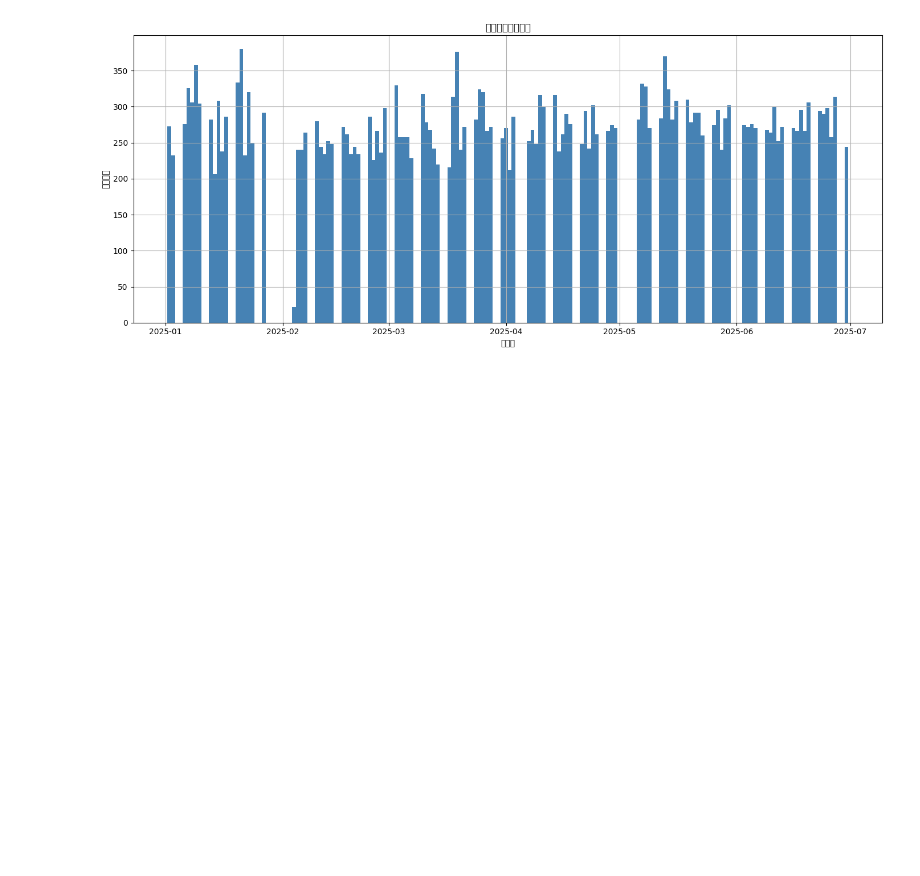
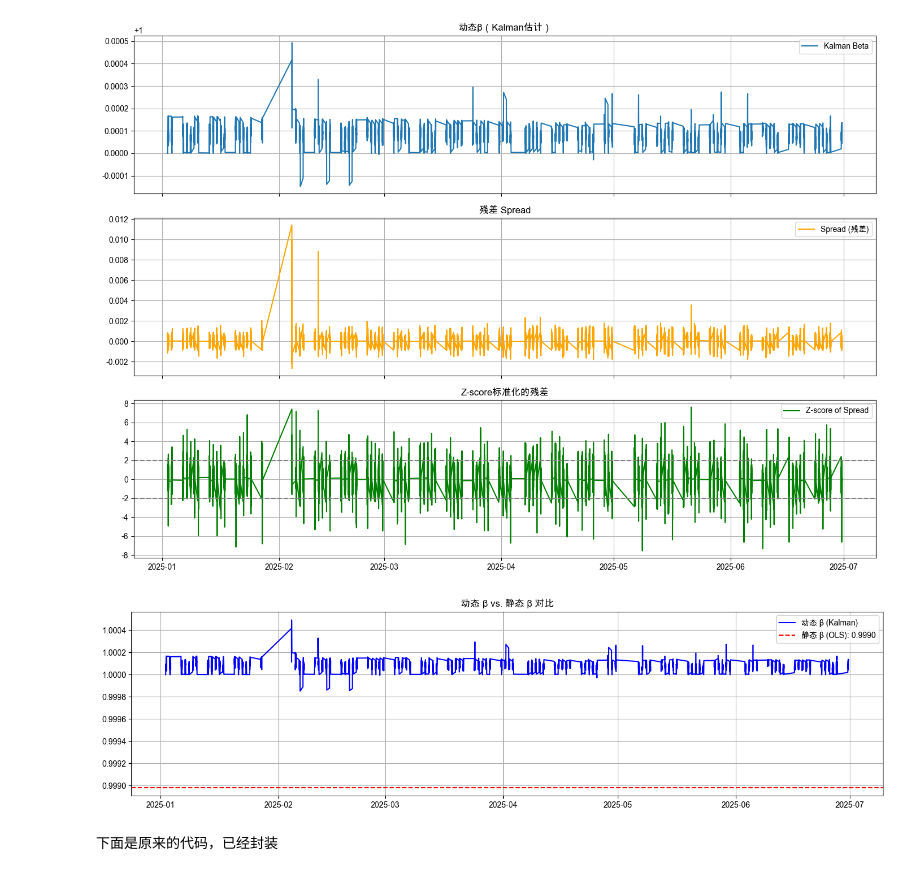
Before and after one commit to Lawrence-047/gold_pairs-trading, a Jupyter notebook: 黄金etf_Kalman.ipynb, the cells around one changed output. Saved outputs shown, nothing was run; the diff lists cells and outputs as text; code cells hidden in the pictures; blank space fills up the shorter version.

```diff
--- a/黄金etf_Kalman.ipynb
+++ b/黄金etf_Kalman.ipynb
@@ -13,23 +1,12 @@ Note: you may need to restart the kernel to use updated packages.
 # %%
-import os
 import pandas as pd
-import glob
 import matplotlib.pyplot as plt
 import numpy as np
 import statsmodels.api as sm
 from statsmodels.api import OLS, add_constant
-from pykalman import KalmanFilter
+from statsmodels.tsa.stattools import adfuller
+from data_cleaning import load_and_prepare, merge_and_aggregate
 from scipy.stats.mstats import winsorize
+plt.rcParams['font.family'] = 'Arial Unicode MS'
+# plt.rcParams['font.family'] = 'SimHei'
+plt.rcParams['axes.unicode_minus'] = False
-# %%
-def combine_md_datetime(df, date_col='MDDate', time_col='MDTime', new_col='DateTime',drop_original=True):
-    """
-    日期和时间合并为标准datetime
-    """
-    df[date_col] = df[date_col].astype(str)
-    df[time_col] = df[time_col].astype(str).str.zfill(9)
-    datetime_str = df[date_col] + ' ' + df[time_col].str[:6]
-    df[new_col] = pd.to_datetime(datetime_str, format='%Y%m%d %H%M%S')
-
-    if drop_original:
-        df.drop(columns=[date_col, time_col], inplace=True)
-    return df
@@ -239,23 +13,18 @@ plt.show()
-# %%
-# 仓位变动：开仓或平仓
-merged['position_shift'] = merged['position_kalman'].shift(1)
-merged['position_change'] = merged['position_kalman'] != merged['position_shift']
-
-# 取出变动的行，并提取日期
-df_trades = merged[merged['position_change']].copy()
-df_trades['date'] = df_trades['DateTime'].dt.date
-
-# 每日交易次数统计
-daily_trade_counts = df_trades.groupby('date').size().reset_index(name='trade_count')
-
-# 画图
-plt.figure(figsize=(14, 6))
-plt.bar(daily_trade_counts['date'], daily_trade_counts['trade_count'], width=1.0, color='steelblue')
-plt.title("每日交易次数分布")
-plt.xlabel("交易日")
-plt.ylabel("交易次数")
-plt.grid(True)
-plt.tight_layout()
-plt.show()
-# %% [output]
-[figure, removed]
+# %%
+from pairs_kalman import combine_md_datetime,load_and_prepare,merge_and_aggregate,kalman_and_cointegration
+
+
+etf_path = "../data/518880.SH_20250101_20250630.csv"
+au_path = "../data/AU99.99.SGE_20250101_20250630.csv"
+
+etf_df = load_and_prepare(etf_path, prefix='ETF')
+au_df = load_and_prepare(au_path, prefix='AU')
+
+merged_agg = merge_and_aggregate(etf_df, au_df, group_size=30)
+
+result = kalman_and_cointegration(merged_agg, win=60)
+# %% [output]
+[figure, added]
+[figure, added]
+# %% [markdown]
+下面是原来的代码，已经封装
```
Also changed, not shown: parts of 9 cells of this notebook, 1 other file.
